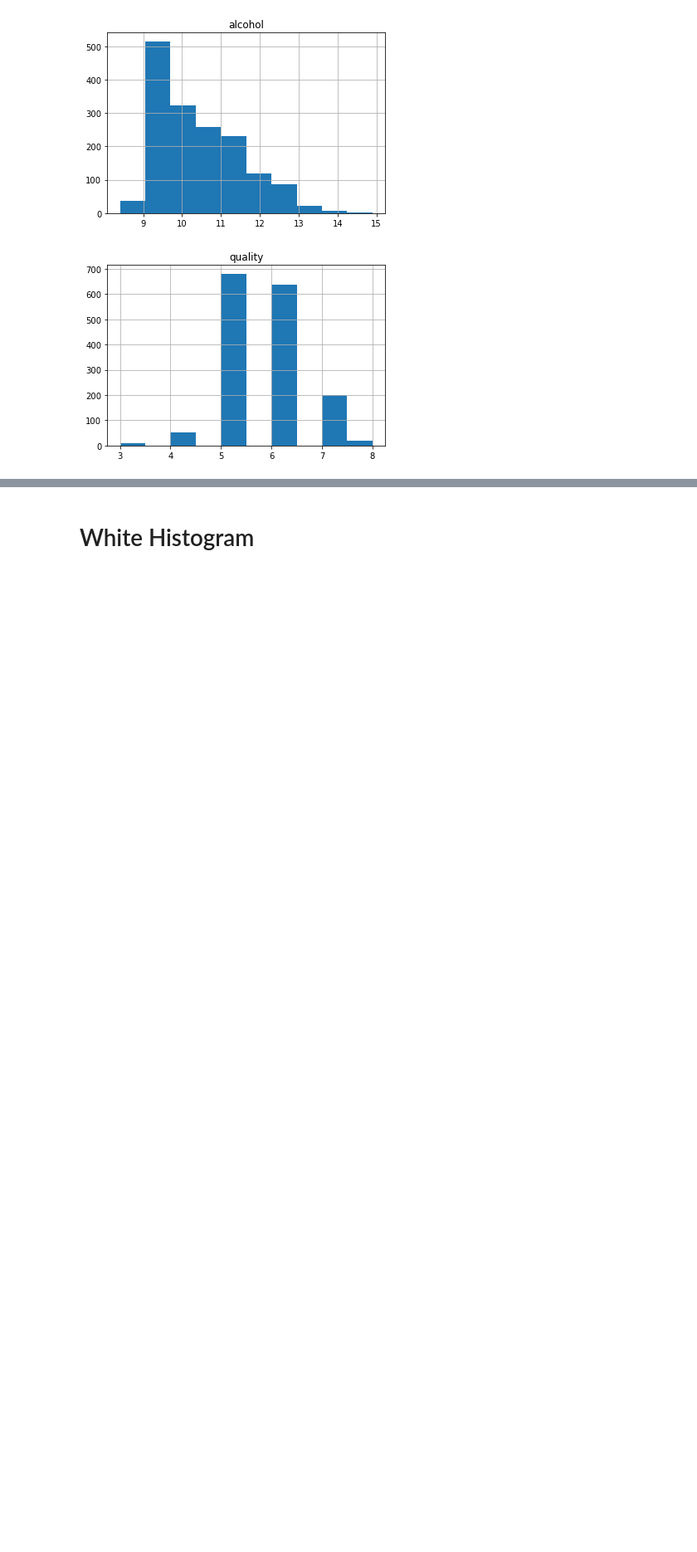
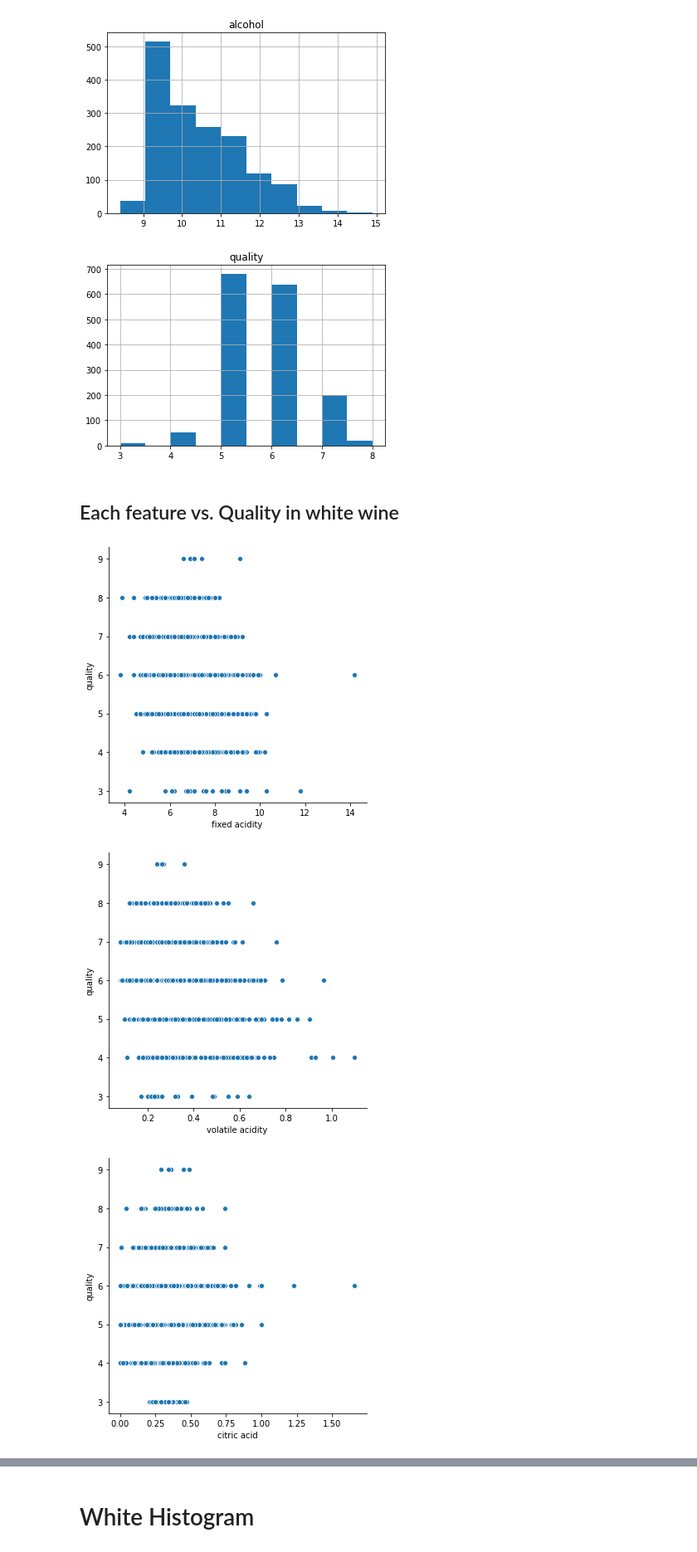
Before and after one commit to mikev6/Wine-Analysis, a Jupyter notebook: EDA/Wine_EDA.ipynb, the cells around one changed output, grey strips where cells are left out. Shown: that part at 83% size. Saved outputs shown, nothing was run; the diff lists cells and outputs as text; code cells hidden in the pictures; blank space fills up the shorter version.

```diff
--- a/EDA/Wine_EDA.ipynb
+++ b/EDA/Wine_EDA.ipynb
@@ -4,8 +4,8 @@ import numpy as np
 import matplotlib as plt
 import seaborn as sns
 
-red_data= pd.read_csv("winequality-red.csv", delimiter=';')
-white_data= pd.read_csv("winequality-white.csv", delimiter=';')
+red_data= pd.read_csv("https://archive.ics.uci.edu/ml/machine-learning-databases/wine-quality/winequality-red.csv", delimiter=';')
+white_data= pd.read_csv("https://archive.ics.uci.edu/ml/machine-learning-databases/wine-quality/winequality-white.csv", delimiter=';')
 
 # red_data.head()
 
@@ -23,5 +23,5 @@ white_data= pd.read_csv("winequality-white.csv", delimiter=';')
 # quality
 
 ##EDA
-for col in red_data.columns:
-    plot = sns.relplot(data=red_data, x=col, y="quality", kind='scatter')
+# for col in red_data.columns:
+#     plot = sns.relplot(data=red_data, x=col, y="quality", kind='scatter')
@@ -85,3 +98,12 @@ for col in red_data.columns:
 [figure]
 [figure]
 [figure]
+# %% [markdown]
+## Each feature vs. Quality in white wine
+# %%
+for col in white_data.columns:
+    plot = sns.relplot(data=white_data, x=col, y="quality", kind='scatter')
+# %% [output]
+[figure, added]
+[figure, added]
+[figure, added]
```
Also changed, not shown: parts of 14 cells of this notebook.
